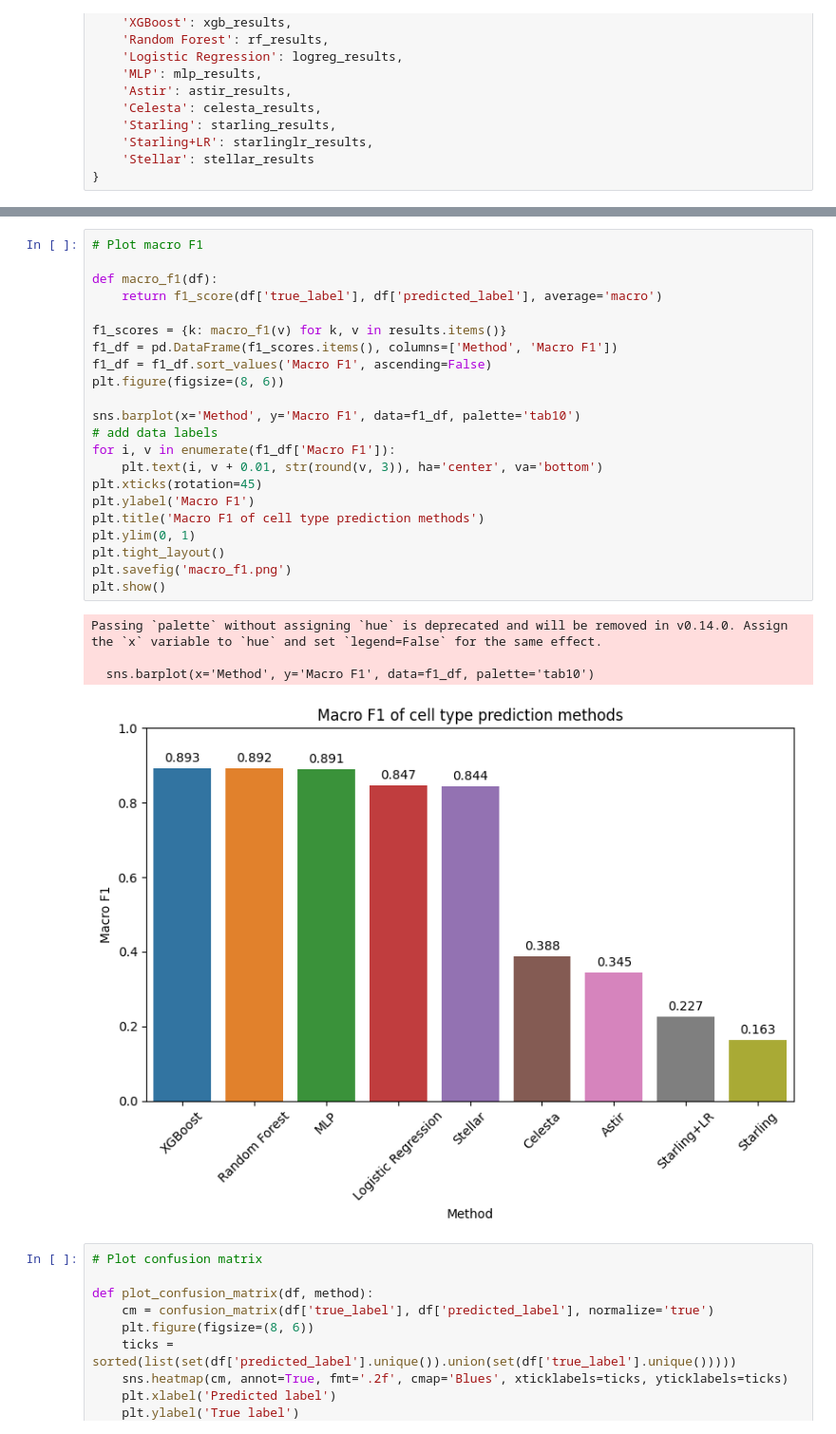
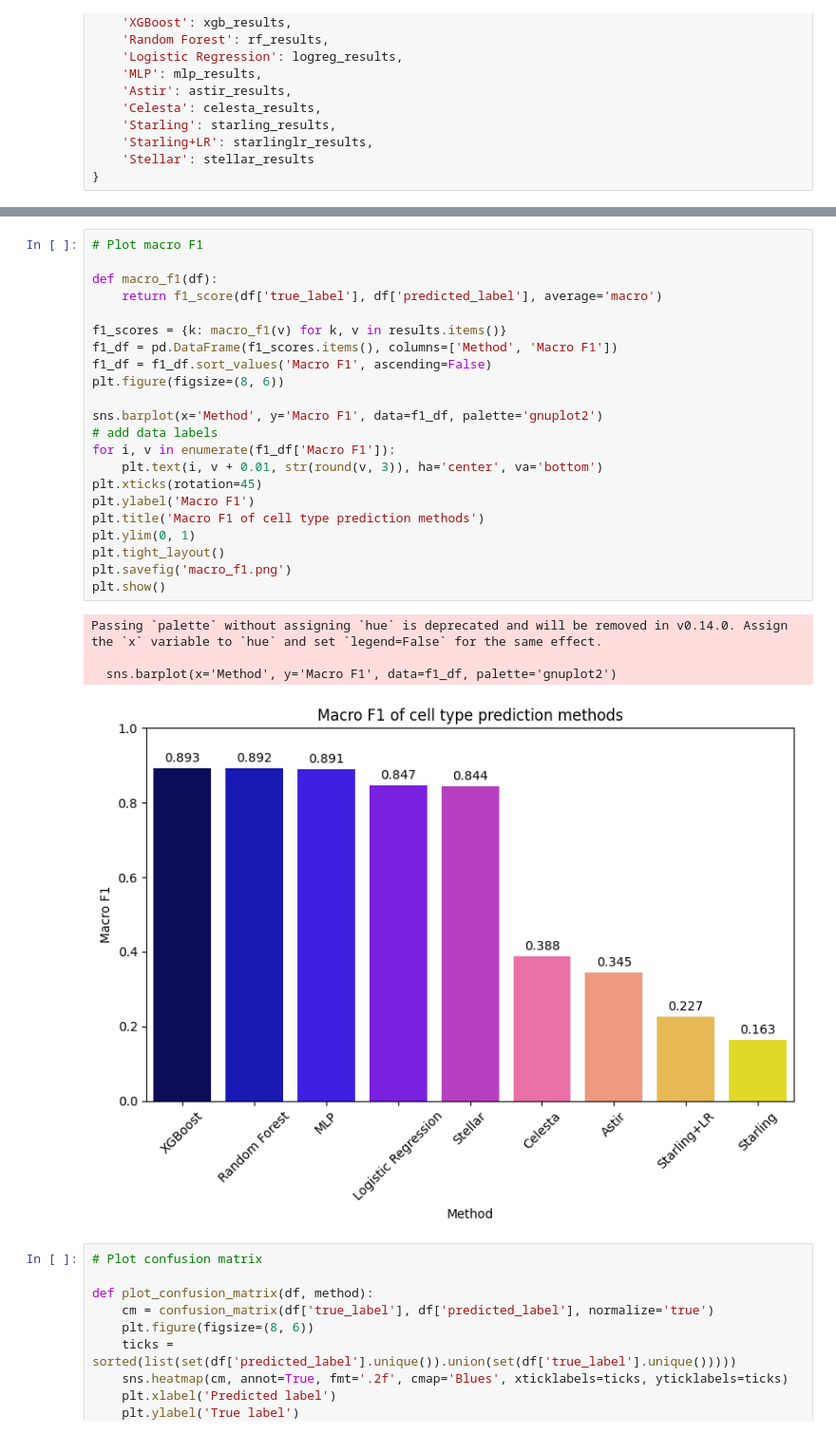
Before and after one commit to dav3794/IMC-models, a Jupyter notebook: models/compare_results.ipynb, the cells around one changed output, grey strips where cells are left out. Shown at 95% size. Saved outputs shown, nothing was run; the diff lists cells and outputs as text.

```diff
--- a/models/compare_results.ipynb
+++ b/models/compare_results.ipynb
@@ -98,30 +98,30 @@ Passing `palette` without assigning `hue` is deprecated and will be removed in v
 # %%
 # Plot macro F1
 
 def macro_f1(df):
     return f1_score(df['true_label'], df['predicted_label'], average='macro')
 
 f1_scores = {k: macro_f1(v) for k, v in results.items()}
 f1_df = pd.DataFrame(f1_scores.items(), columns=['Method', 'Macro F1'])
 f1_df = f1_df.sort_values('Macro F1', ascending=False)
 plt.figure(figsize=(8, 6))
 
-sns.barplot(x='Method', y='Macro F1', data=f1_df, palette='tab10')
+sns.barplot(x='Method', y='Macro F1', data=f1_df, palette='gnuplot2')
 # add data labels
 for i, v in enumerate(f1_df['Macro F1']):
     plt.text(i, v + 0.01, str(round(v, 3)), ha='center', va='bottom')
 plt.xticks(rotation=45)
 plt.ylabel('Macro F1')
 plt.title('Macro F1 of cell type prediction methods')
 plt.ylim(0, 1)
 plt.tight_layout()
 plt.savefig('macro_f1.png')
 plt.show()
 # %% [output]
 Passing `palette` without assigning `hue` is deprecated and will be removed in v0.14.0. Assign the `x` variable to `hue` and set `legend=False` for the same effect.
 
-  sns.barplot(x='Method', y='Macro F1', data=f1_df, palette='tab10')
+  sns.barplot(x='Method', y='Macro F1', data=f1_df, palette='gnuplot2')
-[figure, old version]
+[figure, new version]
 # %%
 # Plot confusion matrix
 
```
Also changed, not shown: parts of 2 cells of this notebook.
